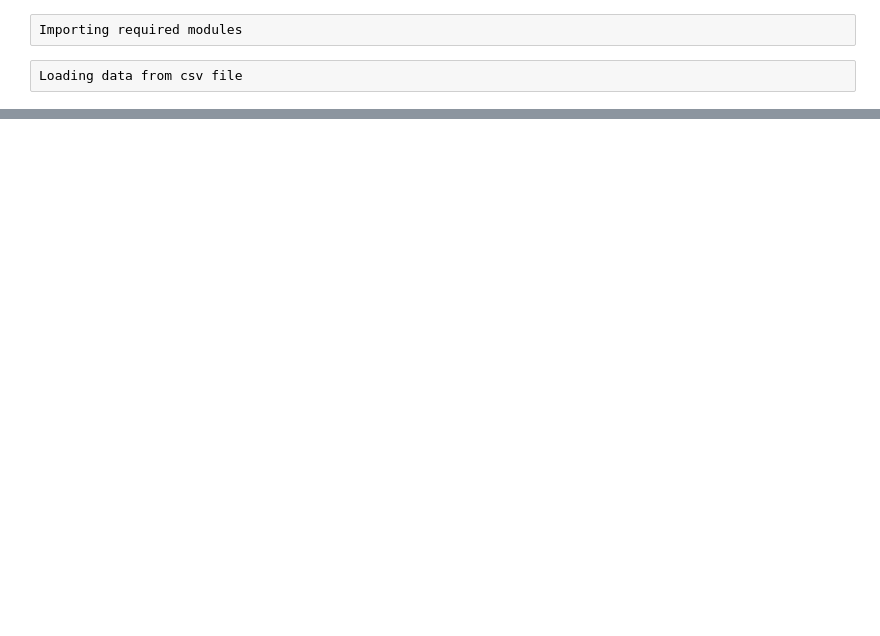
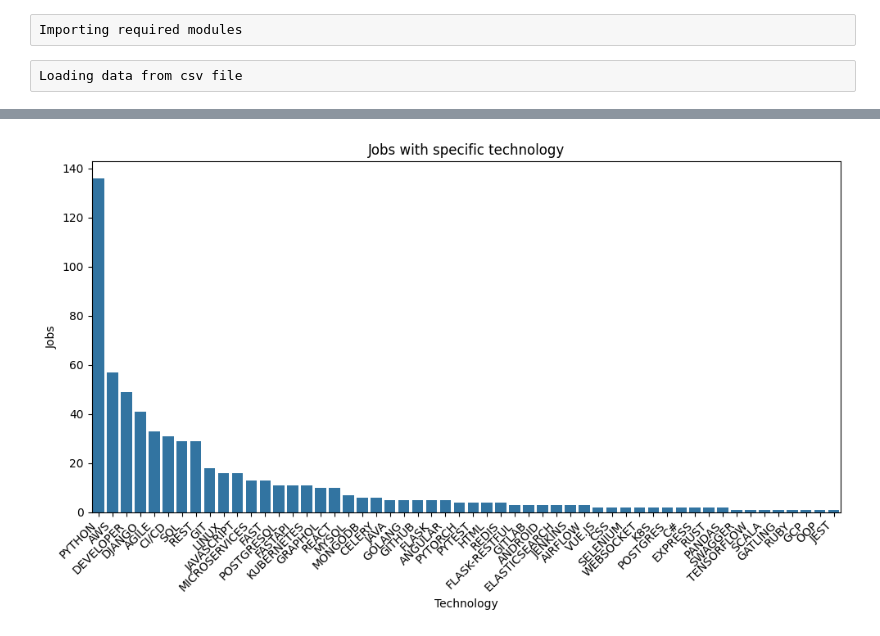
Before and after one commit to Naz-iv/py-scrape-and-analyze-djinni, a Jupyter notebook: anylize/analyze_job_market.ipynb, the cells around one changed output, grey strips where cells are left out. Saved outputs shown, nothing was run; the diff lists cells and outputs as text; code cells hidden in the pictures; blank space fills up the shorter version.

```diff
--- a/anylize/analyze_job_market.ipynb
+++ b/anylize/analyze_job_market.ipynb
@@ -48,0 +77,13 @@ AttributeError: 'Series' object has no attribute 'flatten'
+# %%
+sorted_tech_data = tech_data.sort_values(by="Jobs", ascending=False)
+
+plt.figure(figsize=(10, 6))
+sns.barplot(x='Technology', y='Jobs', data=sorted_tech_data)
+plt.title('Jobs with specific technology')
+plt.xlabel('Technology')
+plt.ylabel('Jobs')
+plt.xticks(rotation=45, ha='right')
+plt.tight_layout()
+plt.show()
+# %% [output]
+[figure, added]
```
Also changed, not shown: parts of 8 cells of this notebook, 3 other files.
